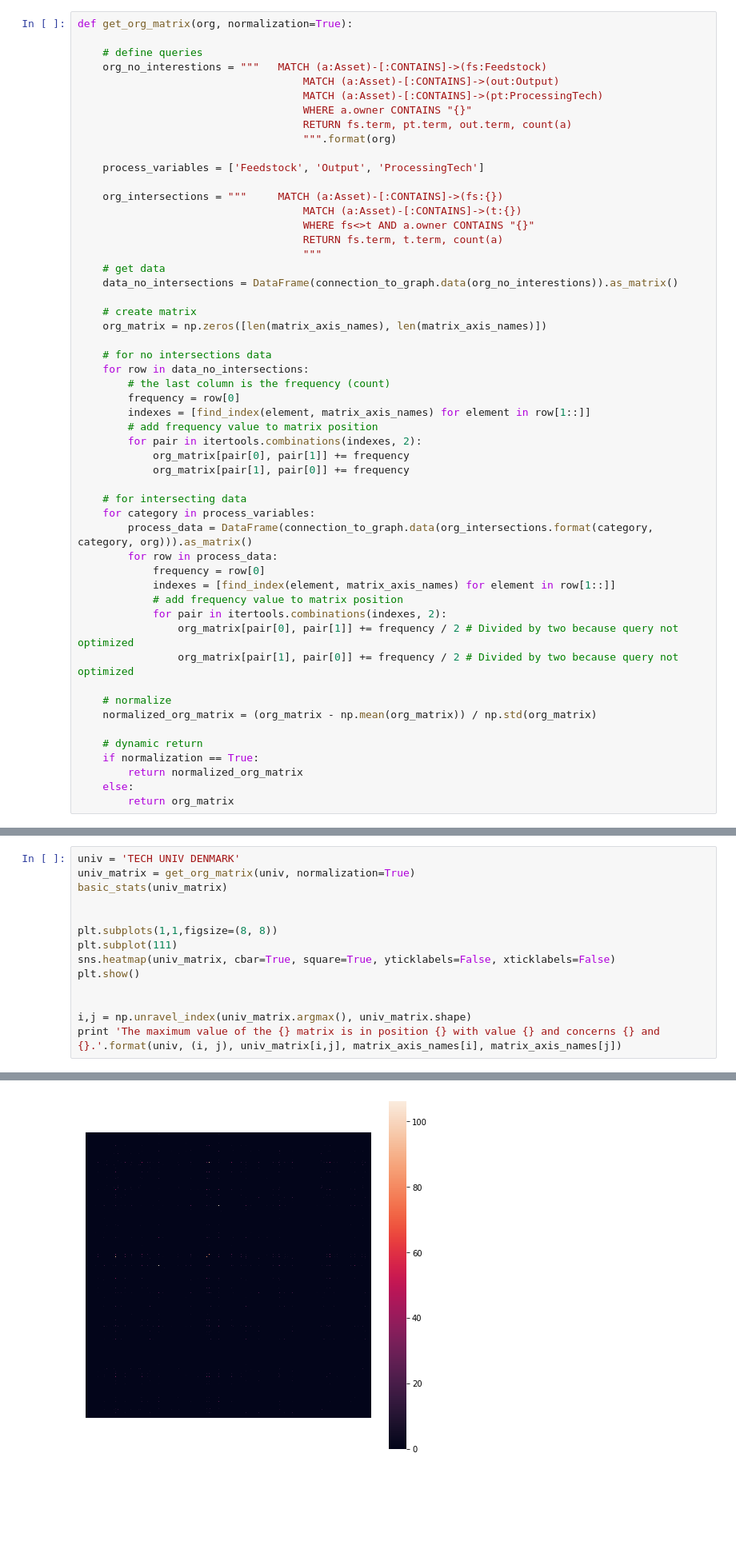
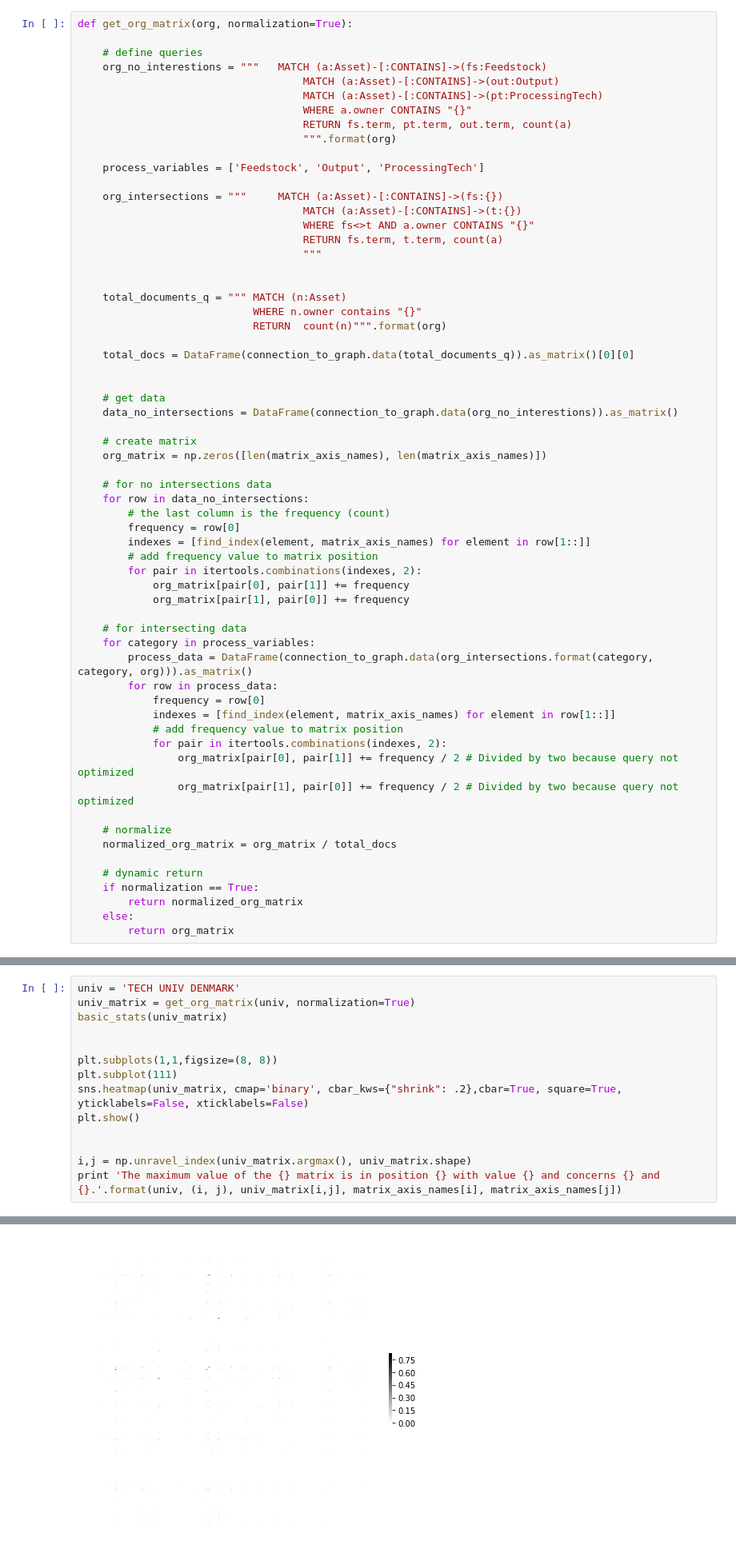
Before and after one commit to duarteocarmo/technological_capabilities, a Jupyter notebook: clean_notebooks/4_3_Micro Level Analysis.ipynb, the cells around one changed output, grey strips where cells are left out. Shown at 80% size. Cells and saved outputs as stored; diff of their text form; blank space fills up the shorter version.

```diff
--- a/clean_notebooks/4_3_Micro Level Analysis.ipynb
+++ b/clean_notebooks/4_3_Micro Level Analysis.ipynb
@@ -115,6 +115,15 @@ def get_org_matrix(org, normalization=True):
                                     WHERE fs<>t AND a.owner CONTAINS "{}"
                                     RETURN fs.term, t.term, count(a)
                                     """
+
+
+    total_documents_q = """ MATCH (n:Asset)
+                            WHERE n.owner contains "{}"
+                            RETURN  count(n)""".format(org)
+
+    total_docs = DataFrame(connection_to_graph.data(total_documents_q)).as_matrix()[0][0]
+
+
     # get data
     data_no_intersections = DataFrame(connection_to_graph.data(org_no_interestions)).as_matrix()
 
@@ -143,7 +152,7 @@ def get_org_matrix(org, normalization=True):
                 org_matrix[pair[1], pair[0]] += frequency / 2 # Divided by two because query not optimized
 
     # normalize
-    normalized_org_matrix = (org_matrix - np.mean(org_matrix)) / np.std(org_matrix)
+    normalized_org_matrix = org_matrix / total_docs
 
     # dynamic return
     if normalization == True:
@@ -177,7 +186,7 @@ basic_stats(univ_matrix)
 
 plt.subplots(1,1,figsize=(8, 8))
 plt.subplot(111)
-sns.heatmap(univ_matrix, cbar=True, square=True, yticklabels=False, xticklabels=False)
+sns.heatmap(univ_matrix, cmap='binary', cbar_kws={"shrink": .2},cbar=True, square=True, yticklabels=False, xticklabels=False)
 plt.show()
 
 
@@ -193,2 +202,2 @@ Min:  -0.04784284383462308
 Symmetry:  True
-[figure, old version]
+[figure, new version]
```
Also changed, not shown: parts of 9 cells of this notebook, 5 other files.
